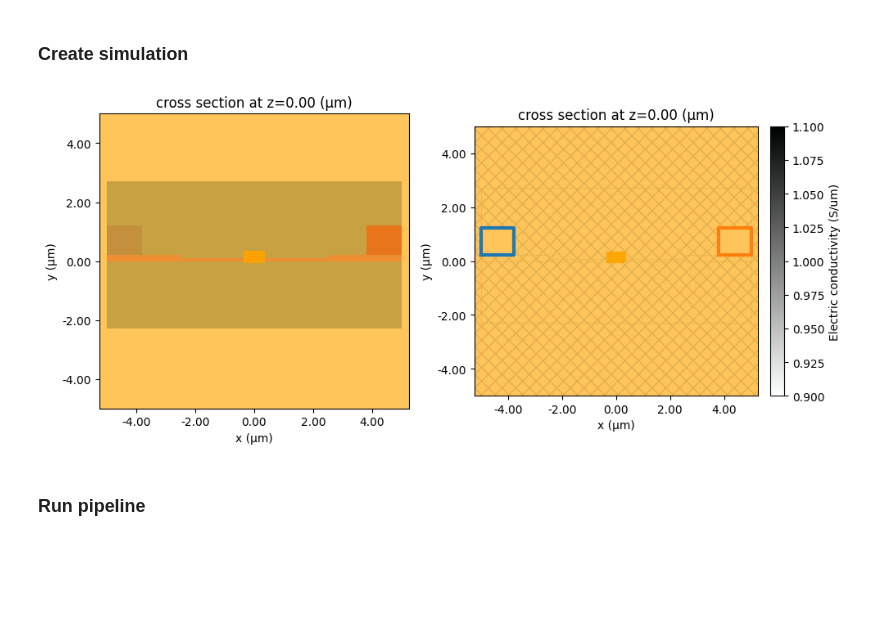
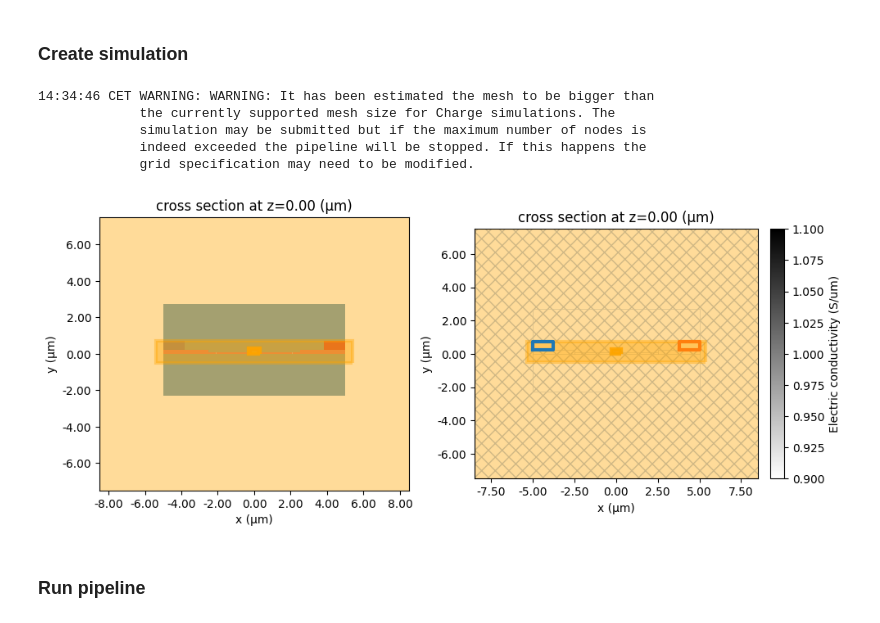
Before and after one commit to marc-flex/charge_notebooks, a Jupyter notebook: Hochberg_with_neff.ipynb, the cells around one changed output. Saved outputs shown, nothing was run; the diff lists cells and outputs as text; code cells hidden in the pictures; blank space fills up the shorter version.

```diff
--- a/Hochberg_with_neff.ipynb
+++ b/Hochberg_with_neff.ipynb
@@ -114,6 +138,9 @@ Si_2D_doping = td.MultiPhysicsMedium(
     ),
     name="Si_doping",
 )
+
+# let's create a material for refinement
+refined_si = Si_2D_doping.updated_copy(name="refine")
 # %% [markdown]
 ### Generate structures
 # %%
@@ -177,10 +217,11 @@ contact_right = td.Structure(
 # %%
 # create a scene with the previous structures
-all_structures = [oxide, core_p, core_n, clearance_n, clearance_p, side_p, side_n, contact_left, contact_right]
+all_structures = [oxide, core, clearance_n, clearance_p, side_p, side_n, contact_left, contact_right]
+refinement_structs = [refine_core, refine1, refine2]
 
 scene = td.Scene(
     medium=air,
-    structures=all_structures,
+    structures=all_structures + refinement_structs,
 )
 
 
@@ -222,7 +263,7 @@ boundary_conditions = [bc_v1, bc_v2]
 # %%
 # capacitance monitors
 capacitance_global_mnt = td.SteadyCapacitanceMonitor(
-    center=(0, 0.14, 0), size=(td.inf, td.inf, 0), name="capacitance_global_mnt",
+    center=(0, h_core/2, 0), size=(w_side*2+w_clearance*2+w_core+1, h_core+1, 0), name="capacitance_global_mnt", unstructured=True
 )
 
 # charge monitor around the waveguide
@@ -252,41 +293,61 @@ charge_monitor_z0_big = td.SteadyFreeCarrierMonitor(
 ### Create simulation
 # %%
 # devsim setting
-convergence_settings = td.ChargeToleranceSpec(rel_tol=1e5, abs_tol=3e3, max_iters=400)
-convergence_settings = td.ChargeToleranceSpec(rel_tol=1e19, abs_tol=3e10, max_iters=400)
+convergence_settings = td.ChargeToleranceSpec(rel_tol=1e-5, abs_tol=3e5, max_iters=4000)
+convergence_settings = td.ChargeToleranceSpec(rel_tol=1e-10, abs_tol=3e5, max_iters=4000)
 
 # currently we support Isothermal cases only. Temperature in K
-analysis_type = td.IsothermalSteadyChargeDCAnalysis(temperature=300, tolerance_settings=convergence_settings, convergence_dv=10)
+#analysis_type = td.IsothermalSteadyChargeDCAnalysis(temperature=300, tolerance_settings=convergence_settings, convergence_dv=10, fermi_dirac=False)
+analysis_type = td.IsothermalSteadyChargeDCAnalysis(temperature=330, tolerance_settings=convergence_settings, convergence_dv=10)
 # %%
 # mesh
-mesh = td.DistanceUnstructuredGrid(dl_interface=res*1.15, dl_bulk=res*4, distance_interface=0.02*h_side,
+#mesh = td.DistanceUnstructuredGrid(dl_interface=res*1.15, dl_bulk=res*4, distance_interface=0.02*h_side,
+mesh = td.DistanceUnstructuredGrid(dl_interface=res*0.2, dl_bulk=res*10, distance_interface=0.02*h_side,
     distance_bulk=1*h_side, relative_min_dl=0,
     uniform_grid_mediums=[Si_2D_doping.name],
     non_refined_structures=[oxide.name]
 )
+mesh = td.DistanceUnstructuredGrid(dl_interface=res*0.82, dl_bulk=res*5, distance_interface=h_clearance/2,
+            distance_bulk=h_clearance*4, relative_min_dl=0,
+            #non_refined_structures=[oxide.name, clearance_n.name, clearance_p.name, side_p.name, side_n.name]
+            non_refined_structures=[oxide.name, clearance_n.name, clearance_p.name, side_p.name, side_n.name, core.name]
+)
+
+mesh = td.DistanceUnstructuredGrid(dl_interface=res*0.2, dl_bulk=res*3, distance_interface=0.02*h_side,
+    distance_bulk=1*h_side, relative_min_dl=0,
+    uniform_grid_mediums=[refined_si.name],
+    non_refined_structures=[oxide.name]
+)
+
 
 # build heat simulation object
 charge_sim = td.HeatChargeSimulation(
     sources=[],
     monitors=[capacitance_global_mnt, capacitance_wvg_mnt, charge_3D_mnt, charge_monitor_z0, voltage_monitor_z0, charge_monitor_z0_big],
     analysis_spec=analysis_type,
     center=(0,0,0),
-    size=(10.5,10,5),
-    structures=all_structures,
+    #size=(10.5,10,0),
+    size=(17,15,0),
+    structures=all_structures + refinement_structs,
     medium=air,
     boundary_spec=boundary_conditions,
     grid_spec=mesh,
     symmetry=(0, 0, 0)
     )
 
 # plot simulation
 fig, ax = plt.subplots(1, 2, figsize=(10, 15))
 charge_sim.plot(z=0, ax=ax[0])
 charge_sim.plot_property(z=0, property="electric_conductivity", ax=ax[1])
 plt.tight_layout()
 plt.show()
 # %% [output]
+14:34:46 CET WARNING: WARNING: It has been estimated the mesh to be bigger than
+             the currently supported mesh size for Charge simulations. The
+             simulation may be submitted but if the maximum number of nodes is
+             indeed exceeded the pipeline will be stopped. If this happens the
+             grid specification may need to be modified.
-[figure, old version]
+[figure, new version]
 # %% [markdown]
 ### Run pipeline
 # %%
```
Also changed, not shown: parts of 24 cells of this notebook.
